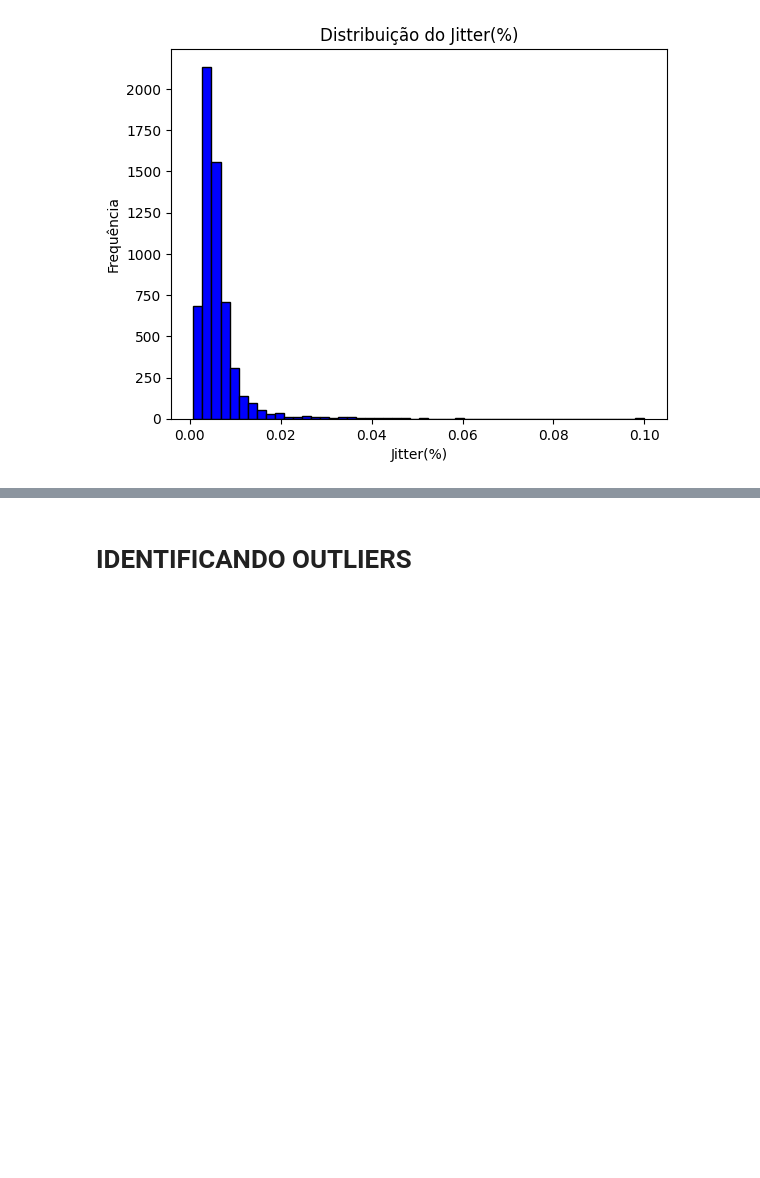
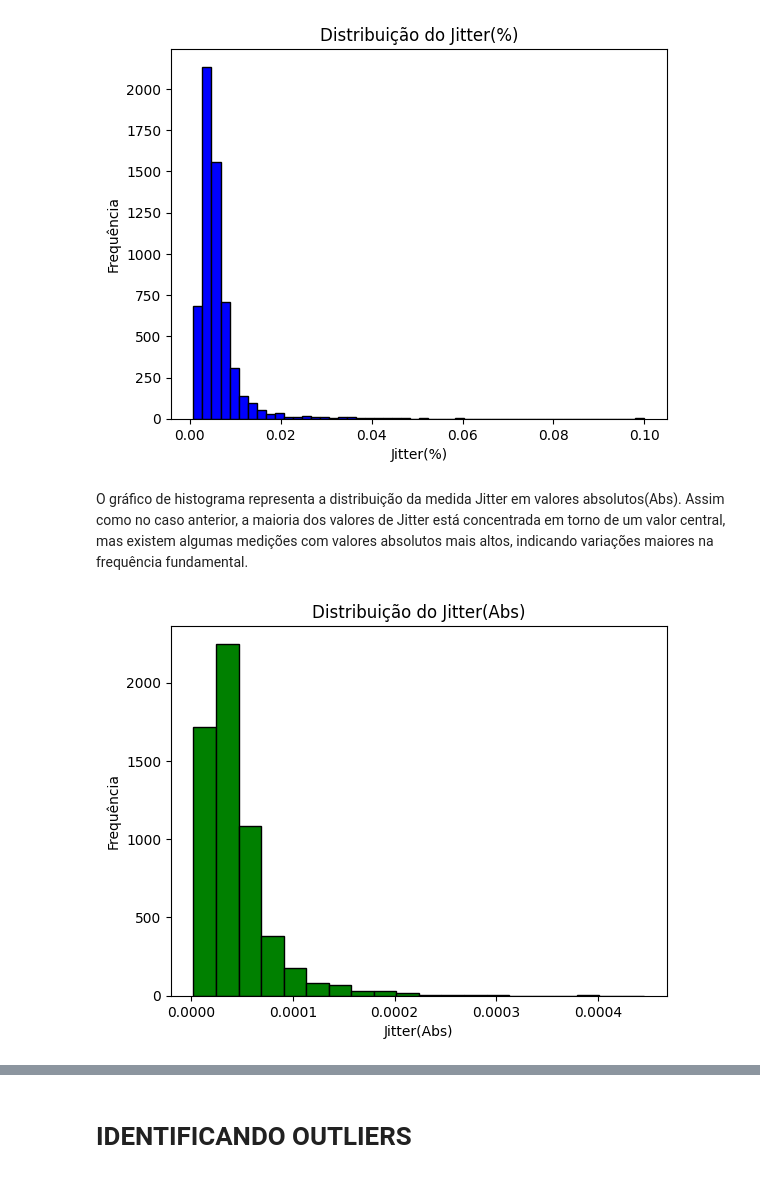
Before and after one commit to KacioSilva/ProjetoAM, a Jupyter notebook: Prova_AM.ipynb, the cells around one changed output, grey strips where cells are left out. Drawn from its saved outputs; the diff is of its cells as text; code cells hidden in the pictures; blank space fills up the shorter version.

```diff
--- a/Prova_AM.ipynb
+++ b/Prova_AM.ipynb
@@ -315,3 +315,15 @@ plt.ylabel('Frequência')
 plt.show()
 # %% [output]
 [figure]
+# %% [markdown]
+O gráfico de histograma representa a distribuição da medida Jitter em valores absolutos(Abs). Assim como no caso anterior, a maioria dos valores de Jitter está concentrada em torno de um valor central, mas existem algumas medições com valores absolutos mais altos, indicando variações maiores na frequência fundamental.
+# %%
+import matplotlib.pyplot as plt
+
+plt.hist(df['Jitter(Abs)'], bins=20, color='green', edgecolor='black')
+plt.title('Distribuição do Jitter(Abs)')
+plt.xlabel('Jitter(Abs)')
+plt.ylabel('Frequência')
+plt.show()
+# %% [output]
+[figure, added]
```
Also changed, not shown: parts of 16 cells of this notebook.
